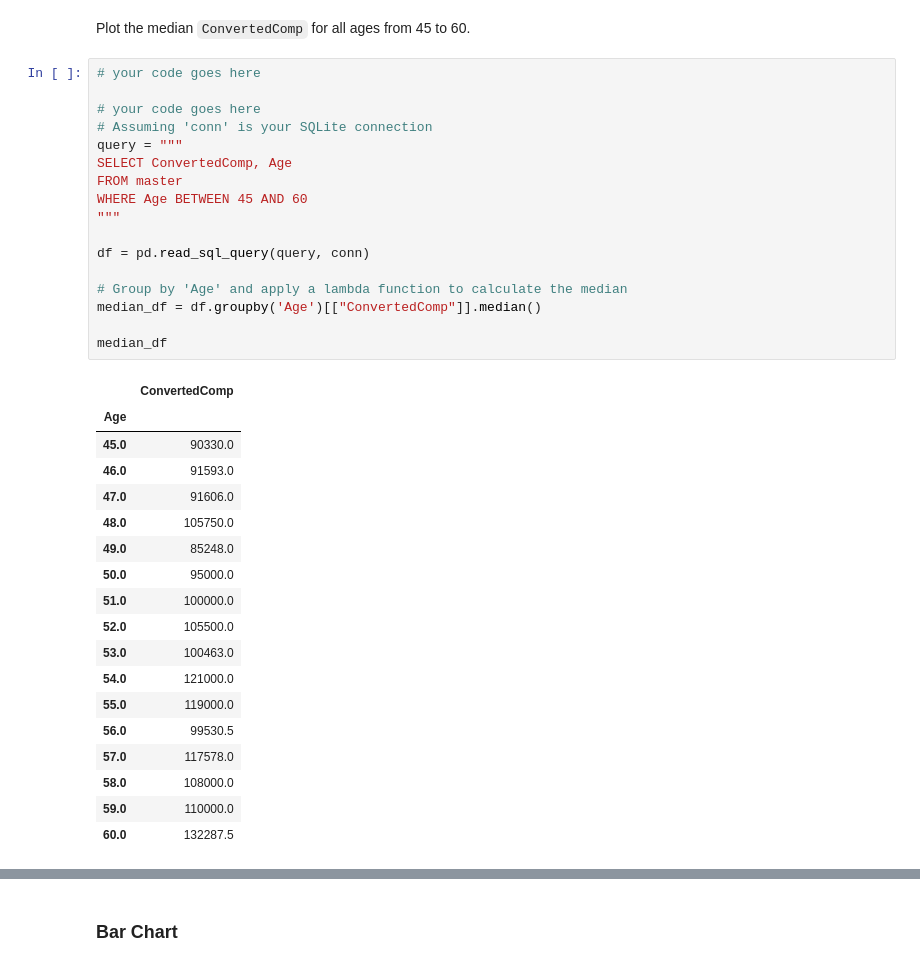
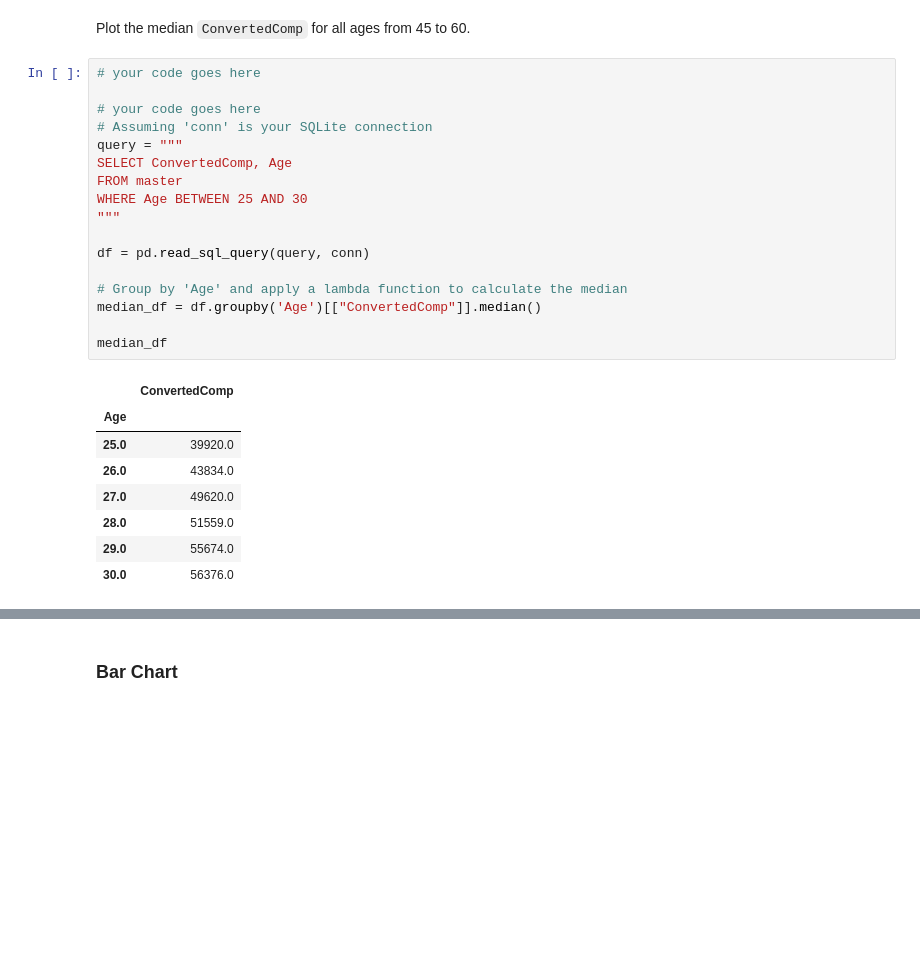
Before and after one commit to Polcsak/IBM-Data-Analyst-Capstone-Project, a Jupyter notebook: Week04-Data_viz/M4DataVisualization-lab.ipynb, the cells around one changed output, grey strips where cells are left out. Cells and saved outputs as stored; diff of their text form; blank space fills up the shorter version.

```diff
--- a/Week04-Data_viz/M4DataVisualization-lab.ipynb
+++ b/Week04-Data_viz/M4DataVisualization-lab.ipynb
@@ -532,39 +539,29 @@ Plot the median `ConvertedComp` for all ages from 45 to 60.
 # %%
 # your code goes here
 
 # your code goes here
 # Assuming 'conn' is your SQLite connection
 query = """
 SELECT ConvertedComp, Age
 FROM master
-WHERE Age BETWEEN 45 AND 60
+WHERE Age BETWEEN 25 AND 30
 """
 
 df = pd.read_sql_query(query, conn)
 
 # Group by 'Age' and apply a lambda function to calculate the median
 median_df = df.groupby('Age')[["ConvertedComp"]].median()
 
 median_df
 # %% [output]
 |  | ConvertedComp |
 | Age |  |
-| 45.0 | 90330.0 |
-| 46.0 | 91593.0 |
-| 47.0 | 91606.0 |
-| 48.0 | 105750.0 |
-| 49.0 | 85248.0 |
-| 50.0 | 95000.0 |
-| 51.0 | 100000.0 |
-| 52.0 | 105500.0 |
-| 53.0 | 100463.0 |
-| 54.0 | 121000.0 |
-| 55.0 | 119000.0 |
-| 56.0 | 99530.5 |
-| 57.0 | 117578.0 |
-| 58.0 | 108000.0 |
-| 59.0 | 110000.0 |
-| 60.0 | 132287.5 |
+| 25.0 | 39920.0 |
+| 26.0 | 43834.0 |
+| 27.0 | 49620.0 |
+| 28.0 | 51559.0 |
+| 29.0 | 55674.0 |
+| 30.0 | 56376.0 |
 # %%
 median_df.plot(kind="line")
 # %% [output]
```
Also changed, not shown: parts of 2 cells of this notebook, 3 other files.
